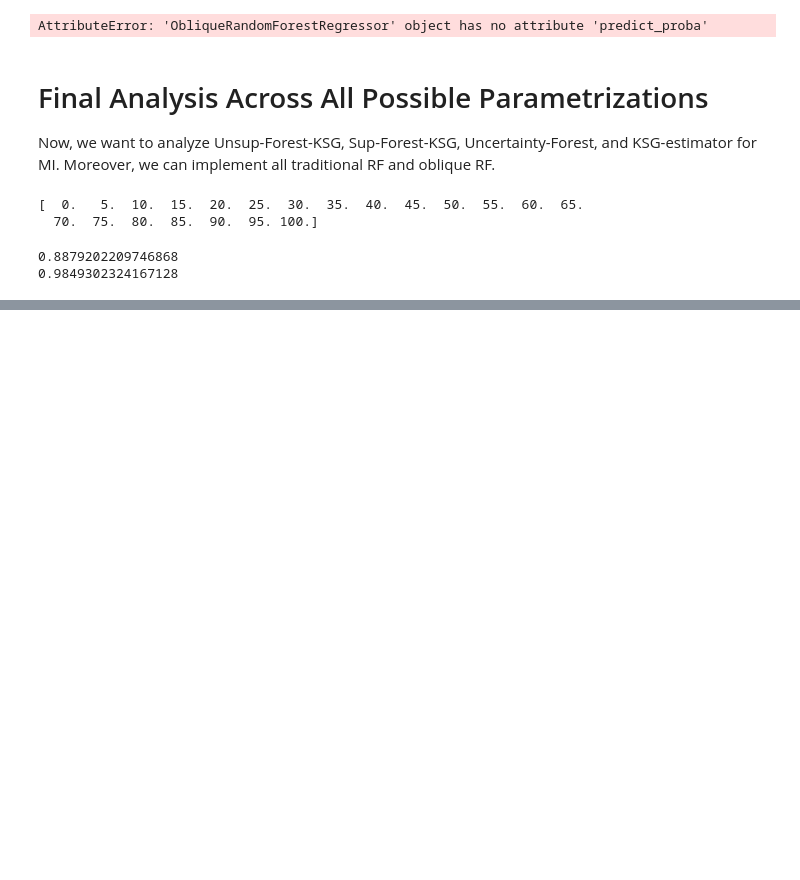
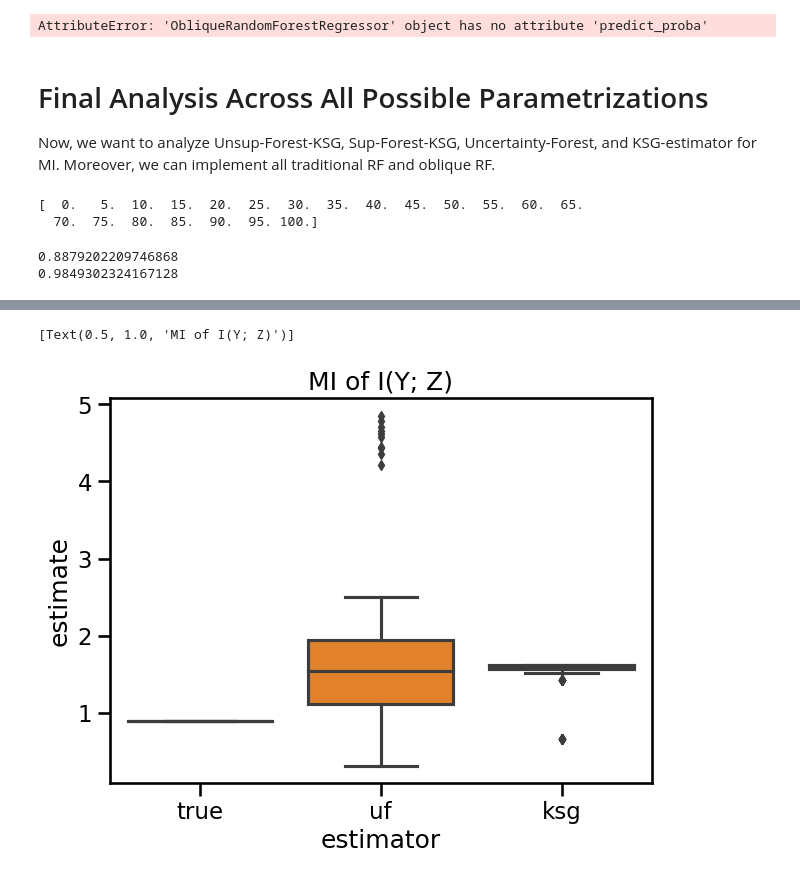
Before and after one commit to neurodata/treeple, a Jupyter notebook: experiments/plotting_cmi_analysis.ipynb, the cells around one changed output, grey strips where cells are left out. Drawn from its saved outputs; the diff is of its cells as text; code cells hidden in the pictures; blank space fills up the shorter version.

```diff
--- a/experiments/plotting_cmi_analysis.ipynb
+++ b/experiments/plotting_cmi_analysis.ipynb
@@ -569 +841,11 @@ print(result_df.head())
+# %%
+sns.set_context("talk", font_scale=1.0)
+fig, ax = plt.subplots(figsize=(7, 5))
+sns.boxplot(data=df, x="estimator", y="estimate", ax=ax)
+ax.set(
+    title="MI of I(Y; Z)",
+)
+# %% [output]
+[Text(0.5, 1.0, 'MI of I(Y; Z)')]
+[figure, added]
 # %%
```
Also changed, not shown: parts of 9 cells of this notebook, 8 other files.
